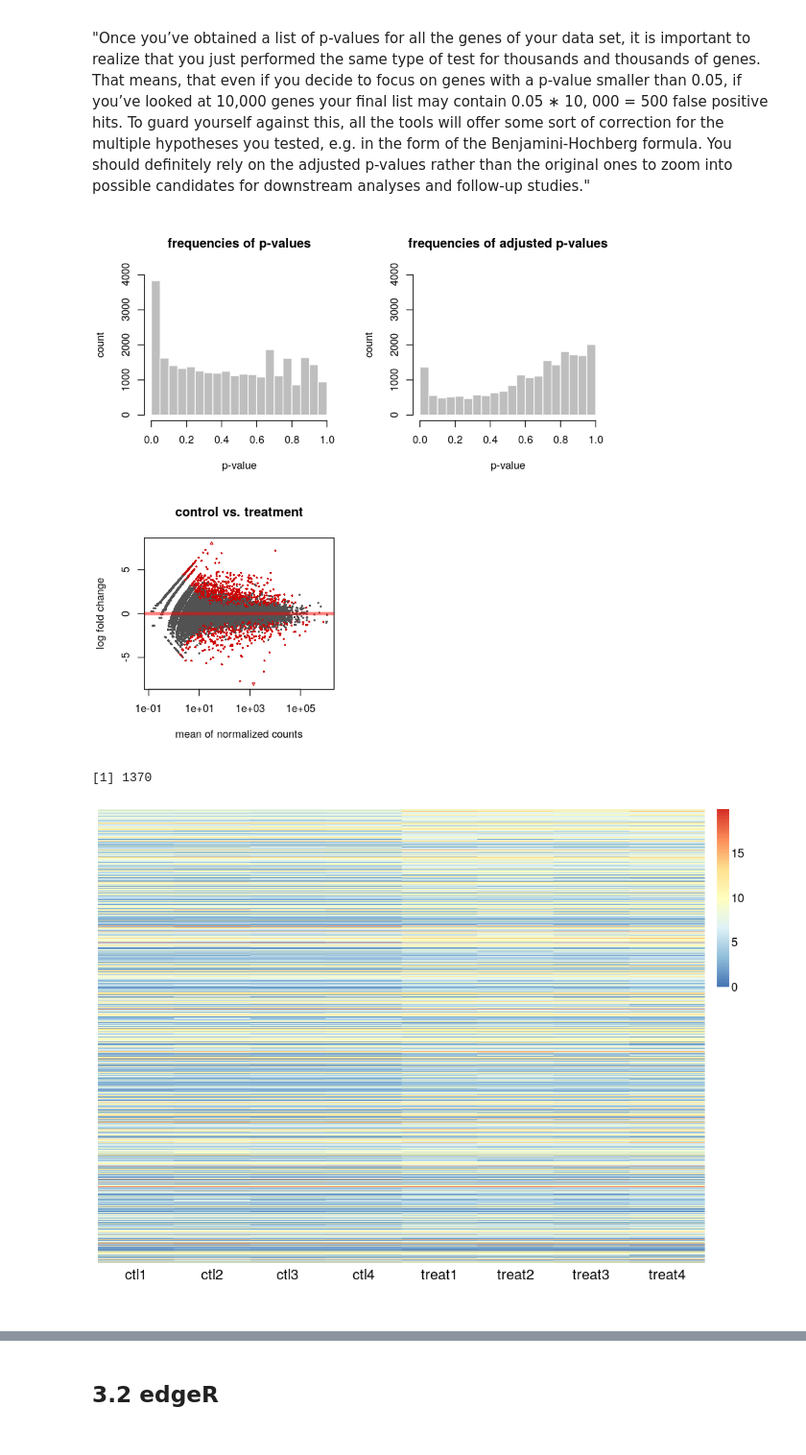
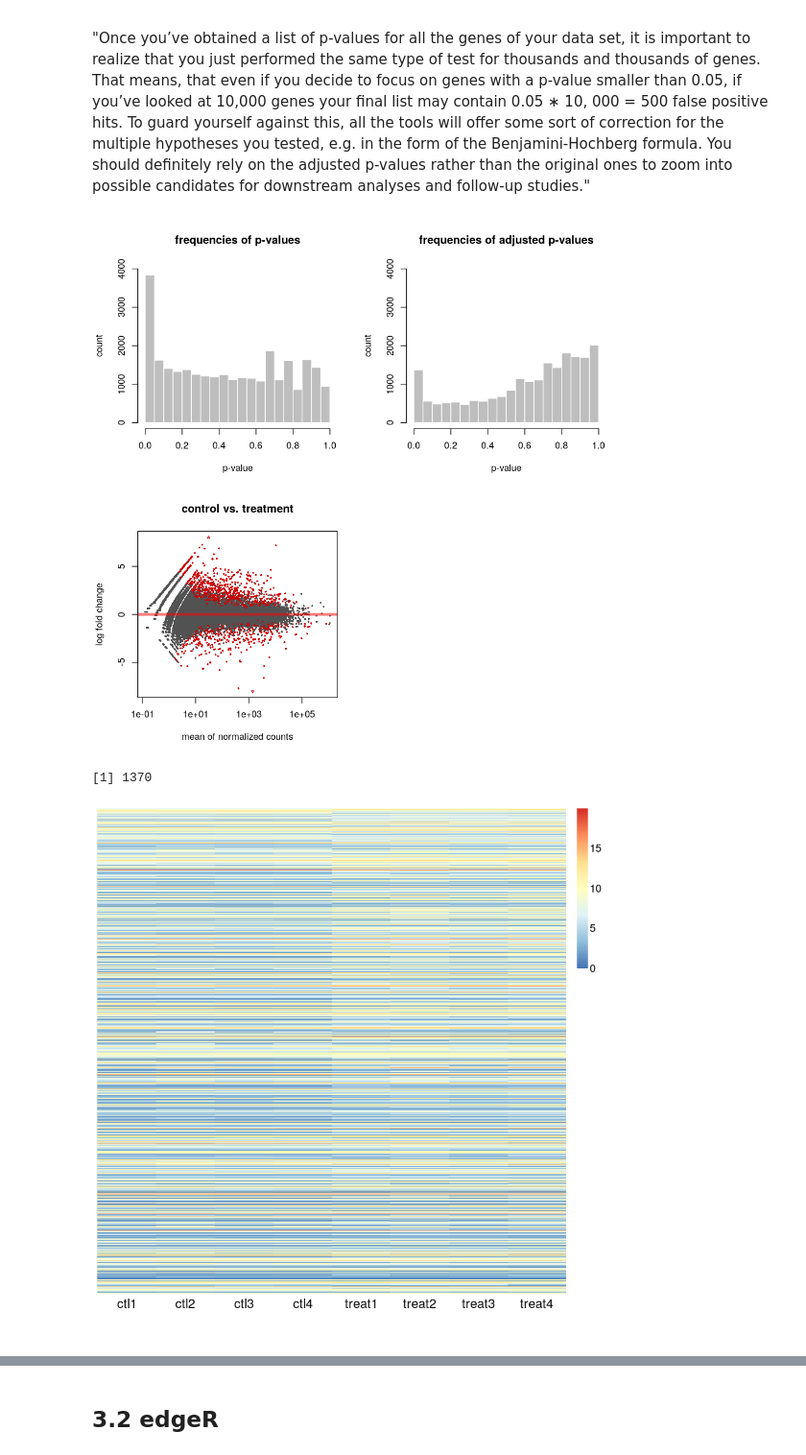
Before and after one commit to Sophia-art/EukaryoticTranscriptomics, a Jupyter notebook: exp_DGE.ipynb, the cells around one changed output, grey strips where cells are left out. Shown at 96% size. Cells and saved outputs as stored; diff of their text form; code cells hidden in the pictures.

```diff
--- a/exp_DGE.ipynb
+++ b/exp_DGE.ipynb
@@ -337,6 +336,7 @@ of correction for the multiple hypotheses you tested, e.g. in the form of the Be
 should definitely rely on the adjusted p-values rather than the original ones to zoom into possible candidates
 for downstream analyses and follow-up studies."
 # %%
+options(repr.plot.width=8, repr.plot.height=8)
 par(mfrow = c(2,2))
 hist(DGE.results$pvalue,
     xlim=c(0.0,1.0),
@@ -352,7 +352,7 @@ hist(DGE.results$padj,
 plotMA(DGE.results, alpha = 0.05, main = "control vs. treatment",
     ylim = c(-8,8))
 # %% [output]
-[figure, old version]
+[figure, new version]
 # %%
 # sort the results according to the adjusted p - value
 DGE.results.sorted <- DGE.results[order(DGE.results$padj),]
@@ -371,14 +371,15 @@ length(DGEgenes)
 # %% [output]
 [1] 1370
 # %%
+options(repr.plot.width=NULL, repr.plot.height=NULL)
 #aheatmap() needs a matrix of values,e.g., a matrix of DE genes with the transformed read counts for each replicate
 #extract the normalized read counts for DE genes into a matrix
 hm.mat_DGEgenes <- rlog.norm.counts[DGEgenes,]
 
 # plot the normalized read counts of DE genes sorted by the adjusted p - value
 aheatmap(hm.mat_DGEgenes, Rowv = NA, Colv = NA)
 # %% [output]
-[figure, old version]
+[figure, new version]
 # %%
 # combine the heatmap with hierarchical clustering
 aheatmap(hm.mat_DGEgenes,
```
Also changed, not shown: parts of 24 cells of this notebook.
